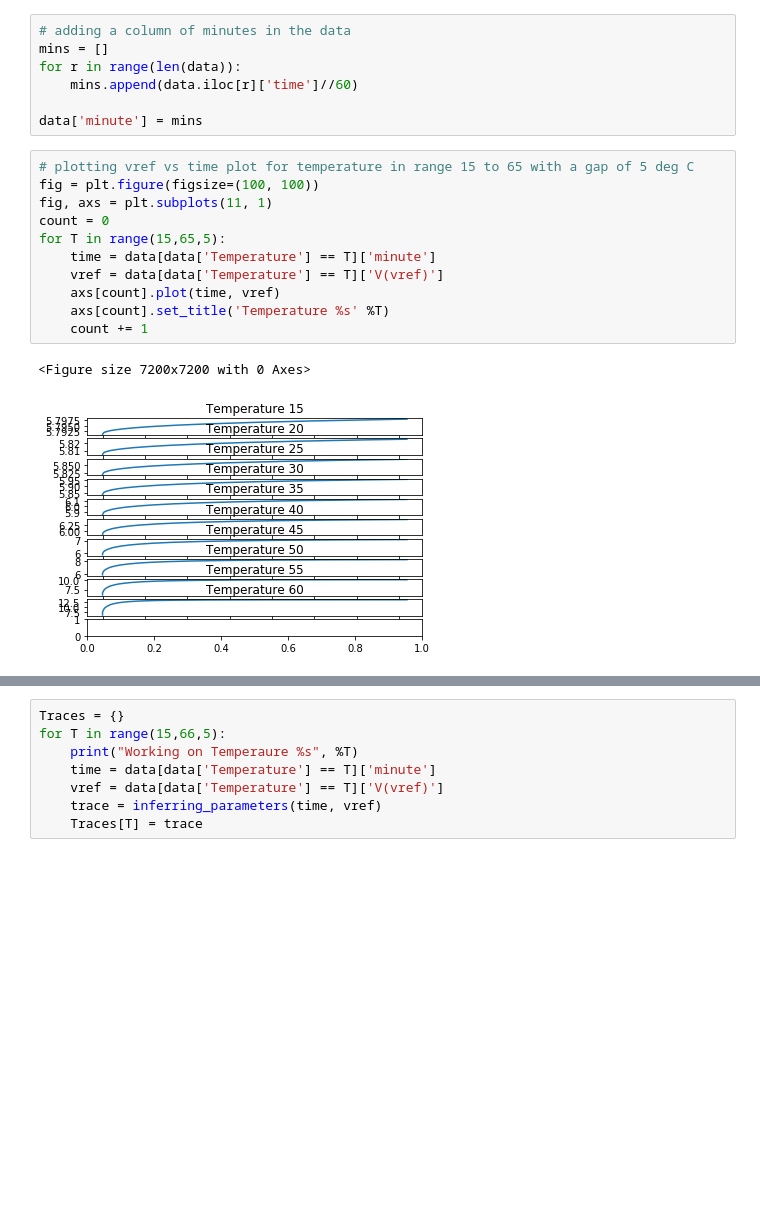
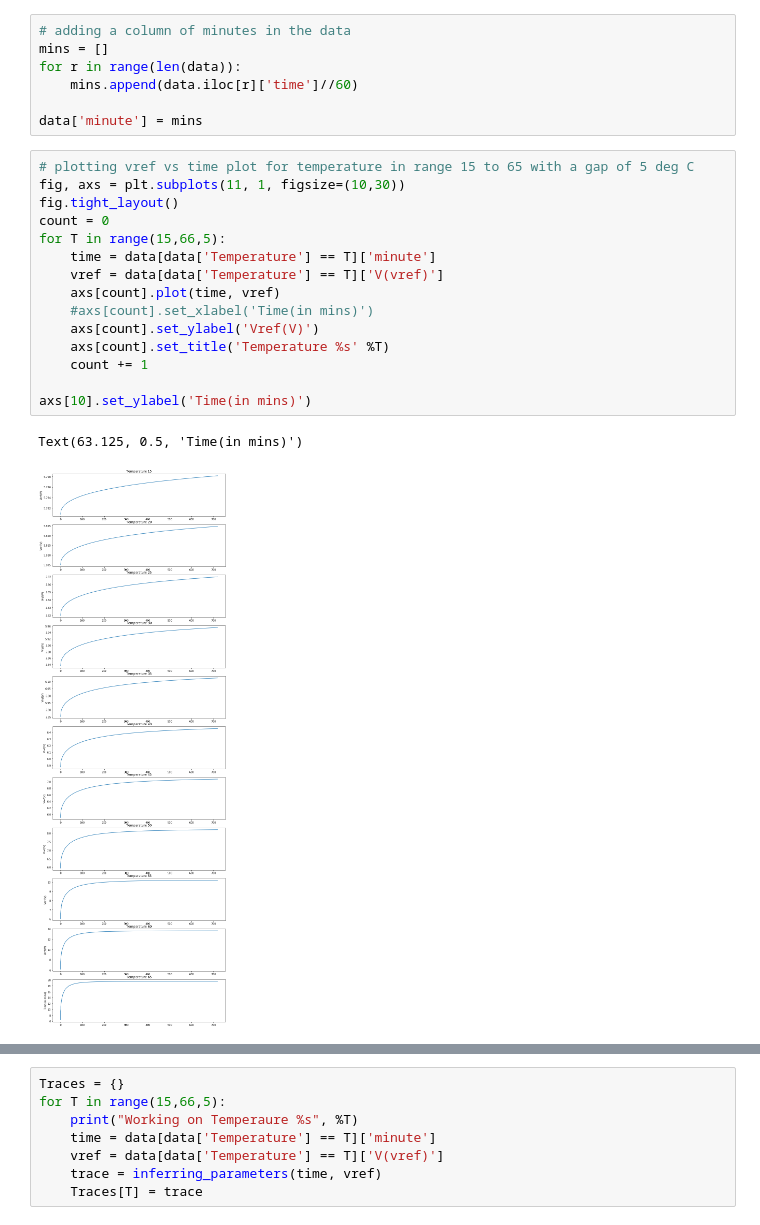
Before and after one commit to Bhardwaj-Rishabh/Machine-Learning-Sensor-Temperature-Temporal-Drift-Compensation, a Jupyter notebook: bayes.ipynb, the cells around one changed output, grey strips where cells are left out. Cells and saved outputs as stored; diff of their text form; blank space fills up the shorter version.

Commit message:
change plots

```diff
--- a/bayes.ipynb
+++ b/bayes.ipynb
@@ -23,18 +26,22 @@ for r in range(len(data)):
 data['minute'] = mins
 # %%
 # plotting vref vs time plot for temperature in range 15 to 65 with a gap of 5 deg C
-fig = plt.figure(figsize=(100, 100))
-fig, axs = plt.subplots(11, 1)
+fig, axs = plt.subplots(11, 1, figsize=(10,30))
+fig.tight_layout()
 count = 0
-for T in range(15,65,5):
+for T in range(15,66,5):
     time = data[data['Temperature'] == T]['minute']
     vref = data[data['Temperature'] == T]['V(vref)']
     axs[count].plot(time, vref)
+    #axs[count].set_xlabel('Time(in mins)')
+    axs[count].set_ylabel('Vref(V)')
     axs[count].set_title('Temperature %s' %T)
     count += 1
+
+axs[10].set_ylabel('Time(in mins)')
 # %% [output]
-<Figure size 7200x7200 with 0 Axes>
+Text(63.125, 0.5, 'Time(in mins)')
-[figure, old version]
+[figure, new version]
 # %%
 '''
 Initializing model
```
Also changed, not shown: parts of 2 cells of this notebook.
